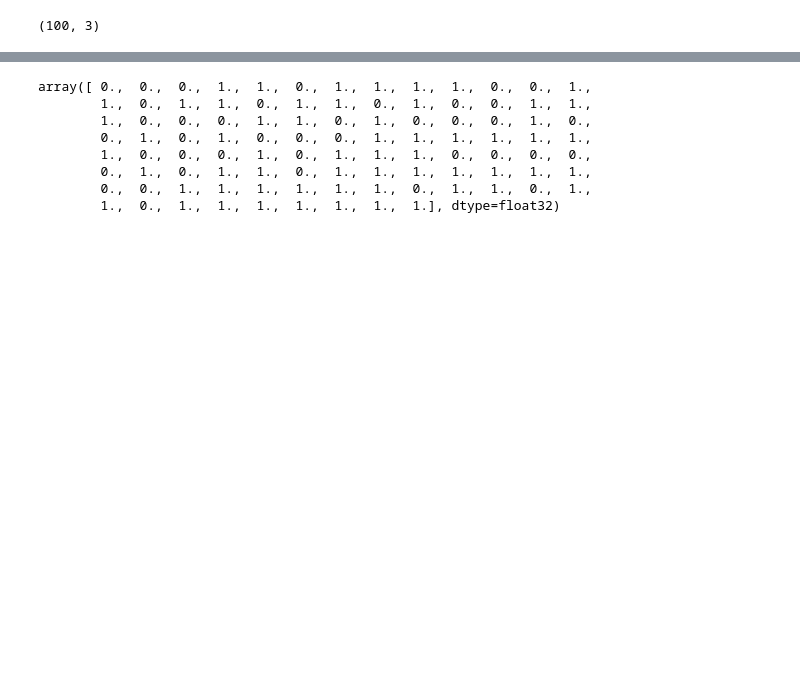
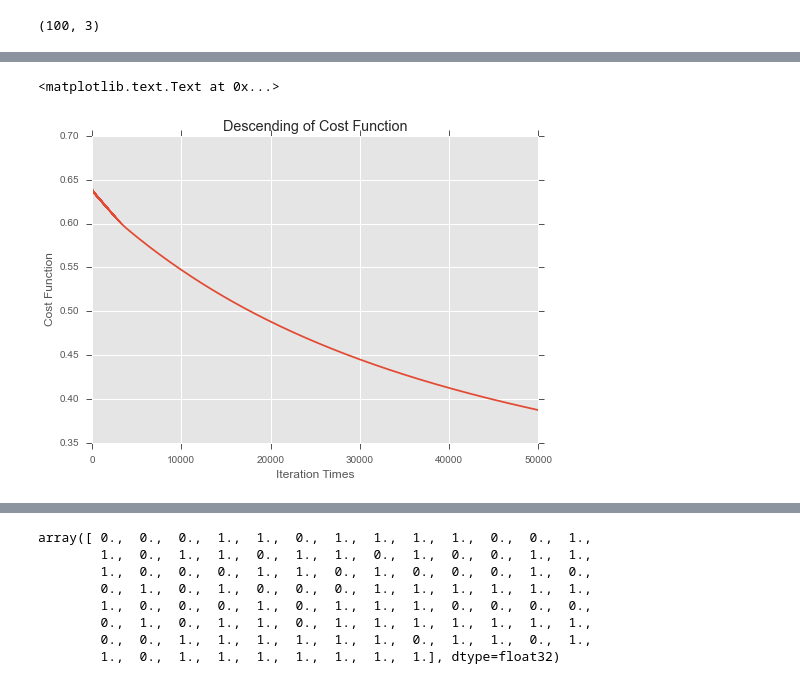
Before and after one commit to richardsun-voyager/MLAlgorithmsInPython, a Jupyter notebook: LogisticRegression/logisticRegression.ipynb, the cells around one changed output, grey strips where cells are left out. Drawn from its saved outputs; the diff is of its cells as text; code cells hidden in the pictures; blank space fills up the shorter version.

```diff
--- a/LogisticRegression/logisticRegression.ipynb
+++ b/LogisticRegression/logisticRegression.ipynb
@@ -127,3 +171,11 @@ pl.plot(costs)
+# %%
+pl.plot(costs)
+pl.xlabel('Iteration Times')
+pl.ylabel('Cost Function')
+pl.title('Descending of Cost Function')
+# %% [output]
+<matplotlib.text.Text at 0x...>
+[figure, added]
 # %%
 theta
 # %% [output]
```
Also changed, not shown: parts of 23 cells of this notebook.
